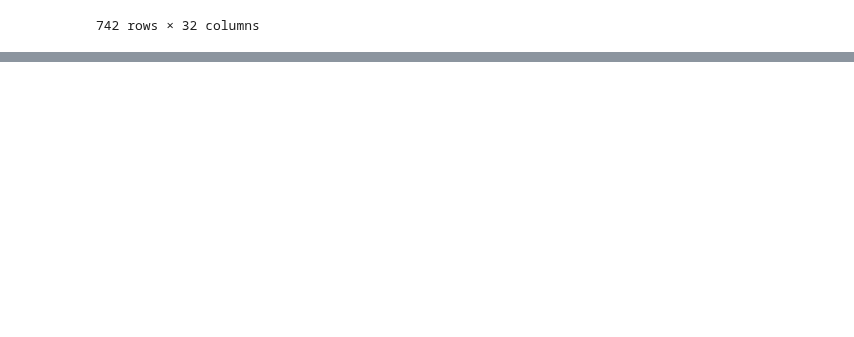
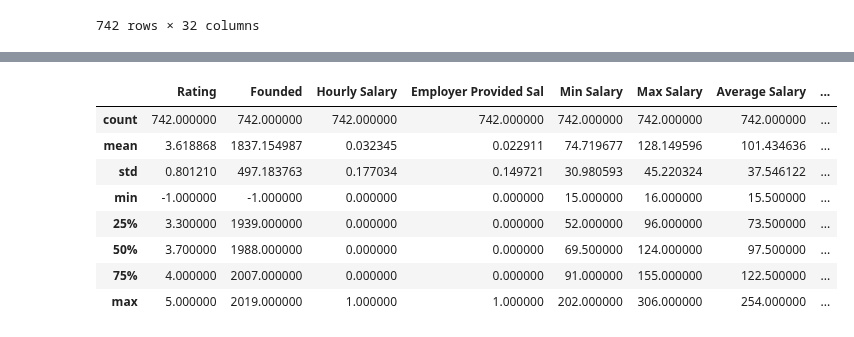
Before and after one commit to MrLuciferM/DataScience_Salary_proj, a Jupyter notebook: DataWrangling.ipynb, the cells around one changed output, grey strips where cells are left out. Cells and saved outputs as stored; diff of their text form; code cells hidden in the pictures; blank space fills up the shorter version.

Commit message:
fixed job title, hourly salary, job state etc.

```diff
--- a/DataWrangling.ipynb
+++ b/DataWrangling.ipynb
@@ -373,0 +462,3 @@ df_cleaned
+# %%
+df_cleaned['Job State'] = df_cleaned['Job State'].apply(lambda x: x.strip() if x.strip().lower() != 'los angeles' else 'CA')
+df_cleaned['Job State'].value_counts()
@@ -373,0 +483,4 @@ df_cleaned
+# %%
+# job description length
+df_cleaned['jobd_len'] = df_cleaned['Job Description'].apply(lambda x: len(x))
+df_cleaned.jobd_len
@@ -373,0 +500,4 @@ df_cleaned
+# %%
+# number of competitors
+df_cleaned['num_of_comp'] = df_cleaned.Competitors.apply(lambda x: len(x.split(',')) if x != '-1' else 0)
+df_cleaned.num_of_comp
@@ -373,0 +517,6 @@ df_cleaned
+# %%
+# converting hourly salary to annual
+# all salaries are in $1000s
+df_cleaned['Min Salary'] = df_cleaned.apply(lambda x: x['Min Salary']*2 if x['Hourly Salary'] == 1 else x['Min Salary'], axis=1)
+df_cleaned['Max Salary'] = df_cleaned.apply(lambda x: x['Max Salary']*2 if x['Hourly Salary'] == 1 else x['Max Salary'], axis=1)
+df_cleaned['Average Salary'] = df_cleaned.apply(lambda x: x['Average Salary']*2 if x['Hourly Salary'] == 1 else x['Average Salary'], axis=1)
@@ -374 +555,13 @@ df_cleaned
+# %%
+df_cleaned.describe()
+# %% [output]
+|  | Rating | Founded | Hourly Salary | Employer Provided Sal | Min Salary | Max Salary | Average Salary | ... |
+| count | 742.000000 | 742.000000 | 742.000000 | 742.000000 | 742.000000 | 742.000000 | 742.000000 | ... |
+| mean | 3.618868 | 1837.154987 | 0.032345 | 0.022911 | 74.719677 | 128.149596 | 101.434636 | ... |
+| std | 0.801210 | 497.183763 | 0.177034 | 0.149721 | 30.980593 | 45.220324 | 37.546122 | ... |
+| min | -1.000000 | -1.000000 | 0.000000 | 0.000000 | 15.000000 | 16.000000 | 15.500000 | ... |
+| 25% | 3.300000 | 1939.000000 | 0.000000 | 0.000000 | 52.000000 | 96.000000 | 73.500000 | ... |
+| 50% | 3.700000 | 1988.000000 | 0.000000 | 0.000000 | 69.500000 | 124.000000 | 97.500000 | ... |
+| 75% | 4.000000 | 2007.000000 | 0.000000 | 0.000000 | 91.000000 | 155.000000 | 122.500000 | ... |
+| max | 5.000000 | 2019.000000 | 1.000000 | 1.000000 | 202.000000 | 306.000000 | 254.000000 | ... |
 # %%
```
Also changed, not shown: parts of 15 cells of this notebook.
